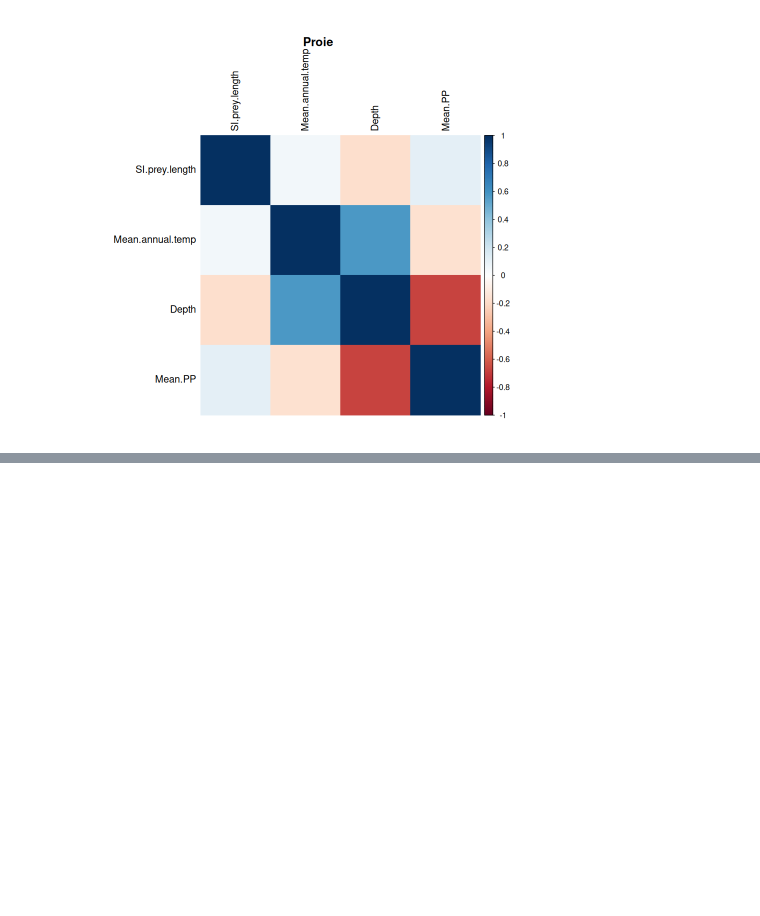
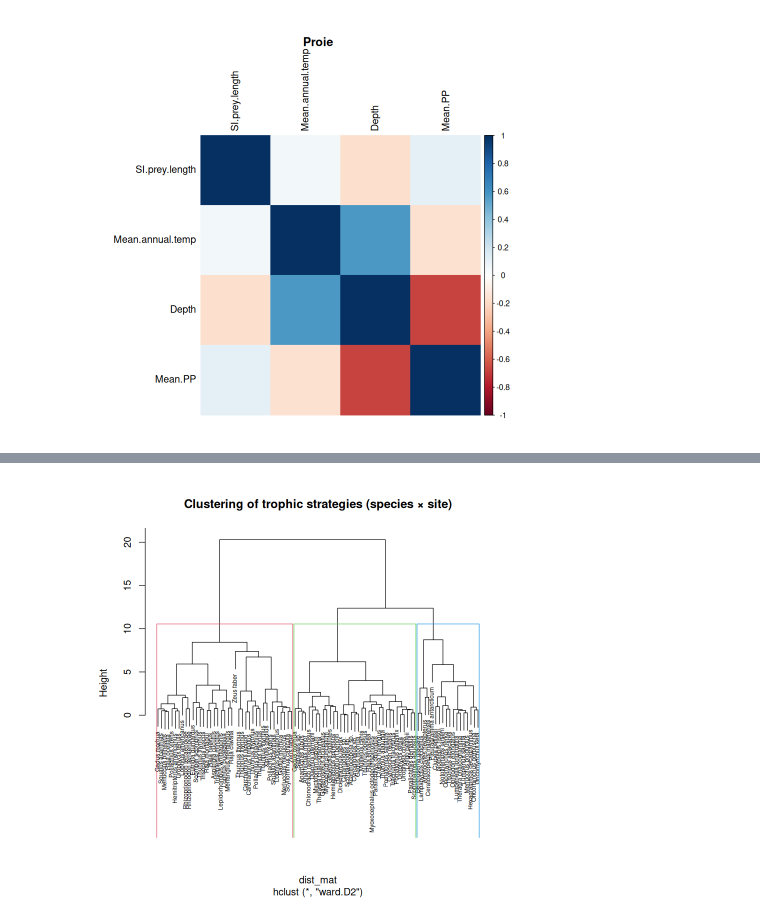
Before and after one commit to zfourati/Predator-and-prey-body-sizes-in-marine-food-webs, a Jupyter notebook: script_emilie.ipynb, the cells around one changed output, grey strips where cells are left out. Drawn from its saved outputs; the diff is of its cells as text; code cells hidden in the pictures; blank space fills up the shorter version.

```diff
--- a/script_emilie.ipynb
+++ b/script_emilie.ipynb
@@ -158,0 +250,25 @@ title("Proie")
+# %%
+#Cluster by euclidian distance
+
+row_names <- paste(df_site$Predator, df_site$`Geographic.location`, sep = "_")
+
+pca <- prcomp(traits_scaled)
+scores <- as.data.frame(pca$x)
+scores$Predator <- df_site$Predator
+scores$Location <- df_site$`Geographic.location`
+scores$label <- row_names
+scores$Temp <- df_site$mean_temp
+
+dist_mat <- dist(traits_scaled, method = "euclidean")
+
+cluster_h <- hclust(dist_mat, method = "ward.D2")
+
+k <- 3
+scores$cluster <- cutree(cluster_h, k = k)
+
+plot(cluster_h, labels = df_site$Predator,
+     main = "Clustering of trophic strategies (species × site)",
+     cex = 0.6)
+rect.hclust(cluster_h, k = k, border = 2:6)
+# %% [output]
+[figure, added]
```
Also changed, not shown: parts of 8 cells of this notebook.
